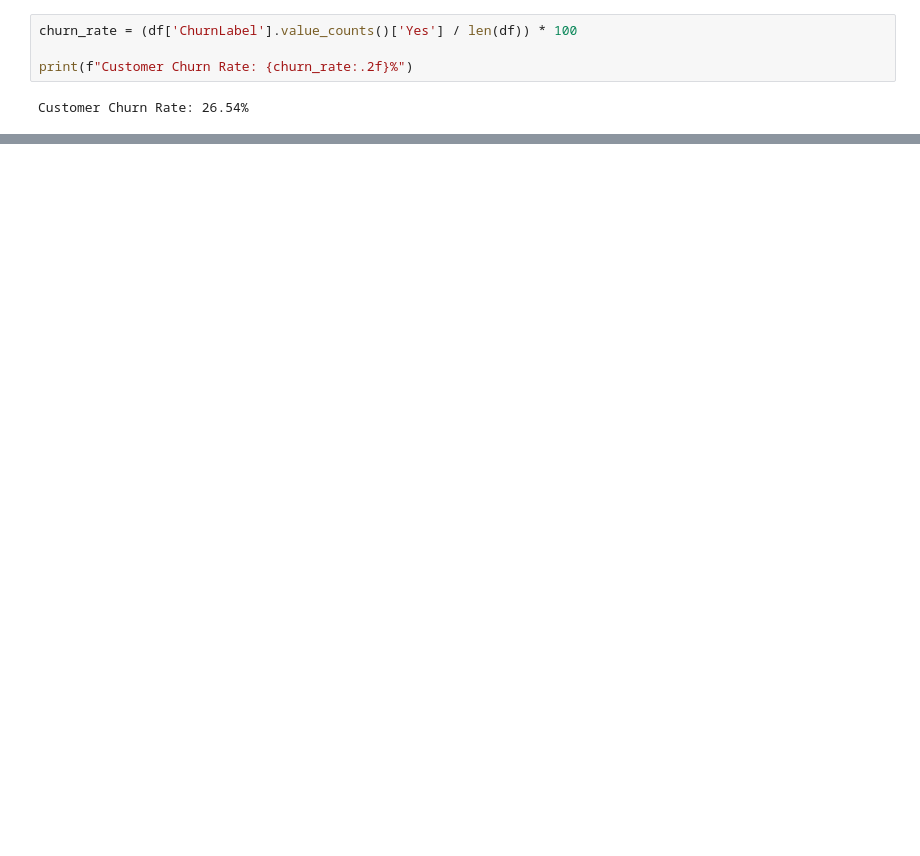
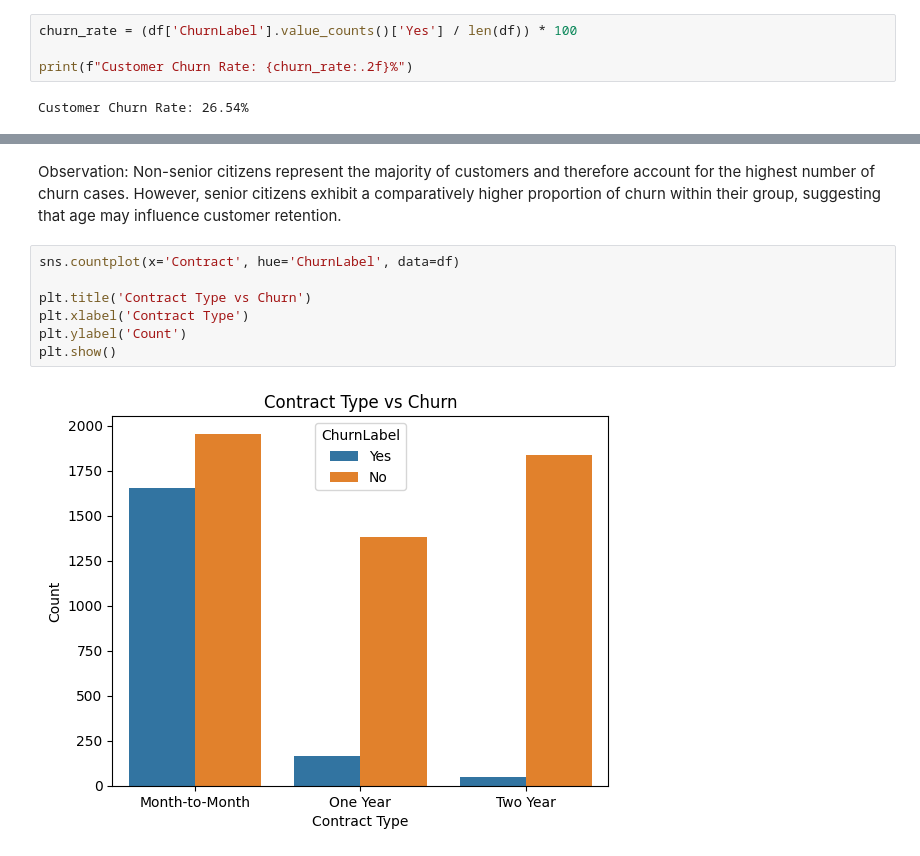
Before and after one commit to sreya-2004/codealpha_tasks, a Jupyter notebook: Customer_Churn_Analysis.ipynb, the cells around one changed output, grey strips where cells are left out. Cells and saved outputs as stored; diff of their text form; blank space fills up the shorter version.

```diff
--- a/Customer_Churn_Analysis.ipynb
+++ b/Customer_Churn_Analysis.ipynb
@@ -235,0 +271,11 @@ Customer satisfaction, contract type, internet service type, and competitor offe
+# %% [markdown]
+Observation: Non-senior citizens represent the majority of customers and therefore account for the highest number of churn cases. However, senior citizens exhibit a comparatively higher proportion of churn within their group, suggesting that age may influence customer retention.
+# %%
+sns.countplot(x='Contract', hue='ChurnLabel', data=df)
+
+plt.title('Contract Type vs Churn')
+plt.xlabel('Contract Type')
+plt.ylabel('Count')
+plt.show()
+# %% [output]
+[figure, added]
```
Also changed, not shown: parts of 36 cells of this notebook.
